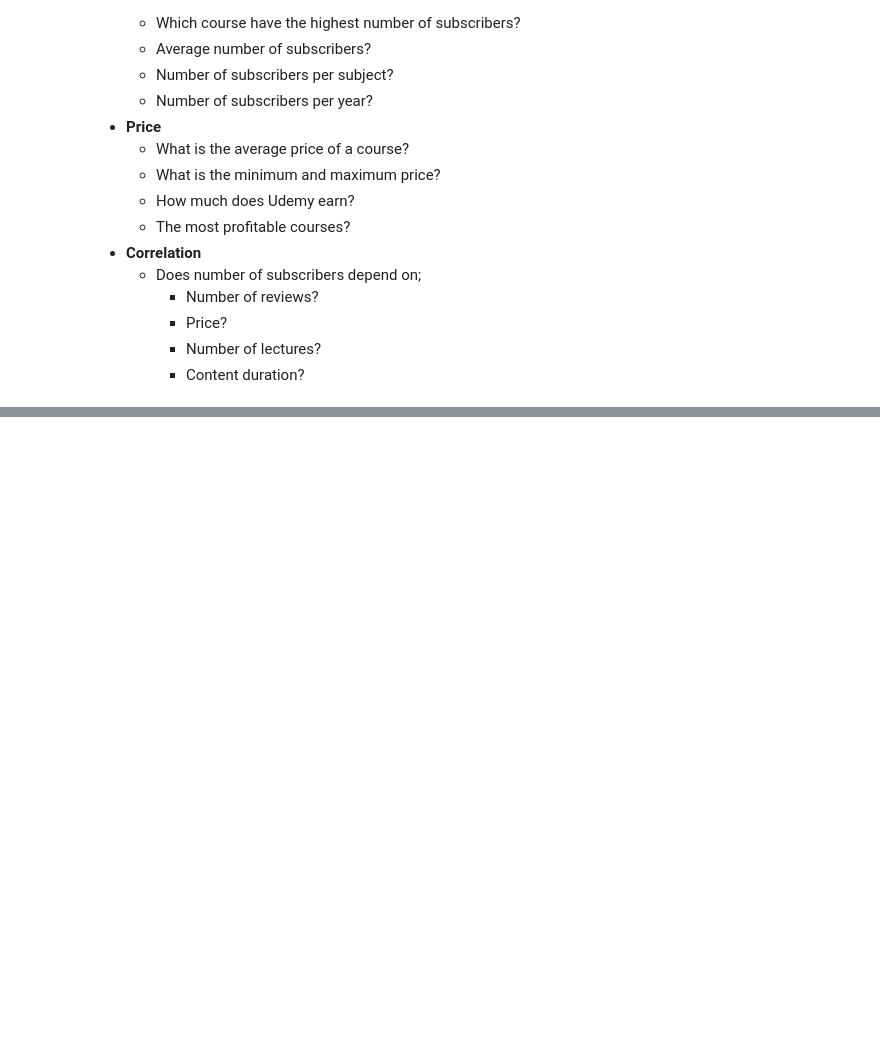
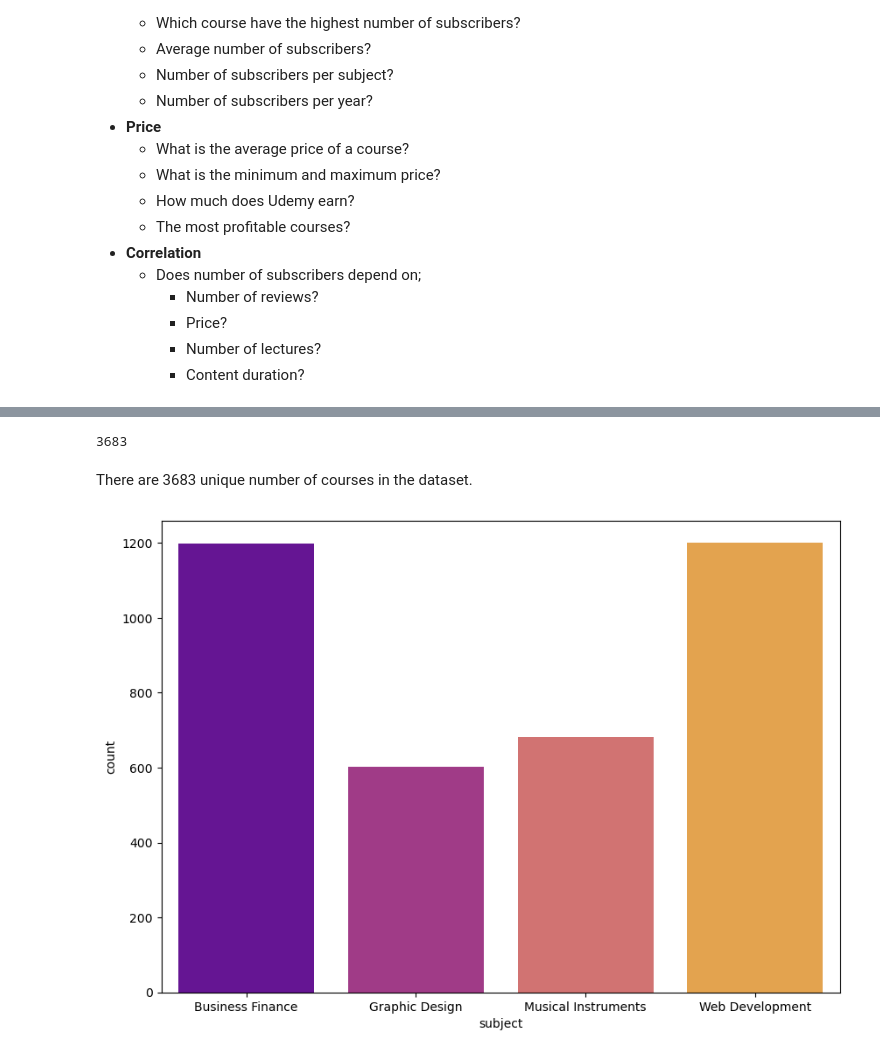
Before and after one commit to lawalsegun2025/udemy_course_recommendation_system, a Jupyter notebook: EDA_on_udemy_courses_dataset.ipynb, the cells around one changed output, grey strips where cells are left out. Saved outputs shown, nothing was run; the diff lists cells and outputs as text; code cells hidden in the pictures; blank space fills up the shorter version.

Commit message:
EDA on subject

```diff
--- a/EDA_on_udemy_courses_dataset.ipynb
+++ b/EDA_on_udemy_courses_dataset.ipynb
@@ -51,3 +51,7 @@ import seaborn as sns
 import matplotlib.pyplot as plt
 
 %matplotlib inline
+# %%
+# read in / load dataset
+df = pd.read_csv("udemy_course_data.csv")
+df.head()
@@ -53,0 +97,12 @@ import matplotlib.pyplot as plt
+# %%
+len(df["course_title"].absunique())
+# %% [output]
+3683
+# %% [markdown]
+There are 3683 unique number of courses in the dataset.
+# %%
+# Plot he grap of subject/category of courses
+plt.figure(figsize=(10, 7))
+sns.countplot(x="subject", data=df, palette="plasma");
+# %% [output]
+[figure, added]
```
Also changed, not shown: parts of 5 cells of this notebook.
